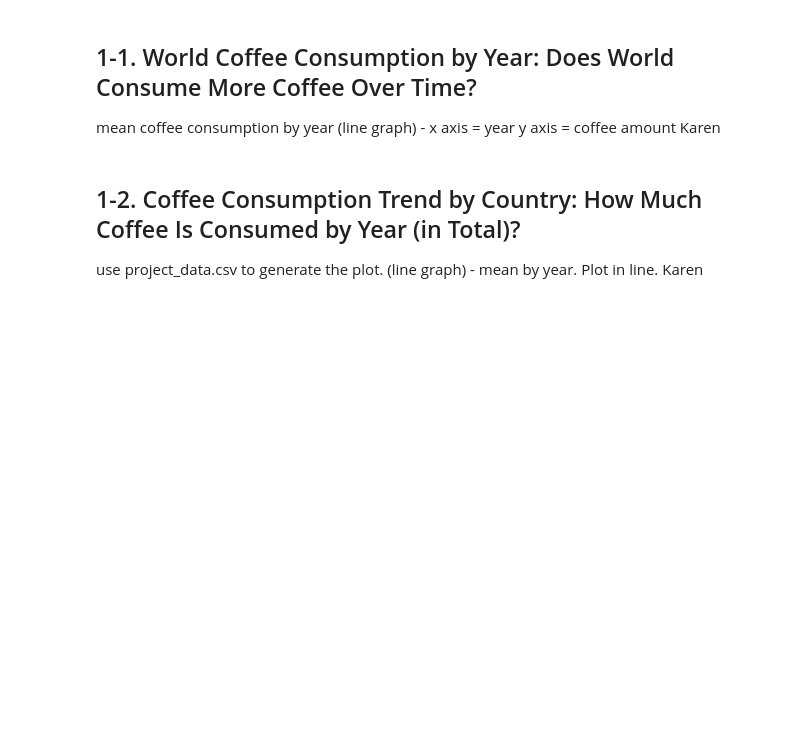
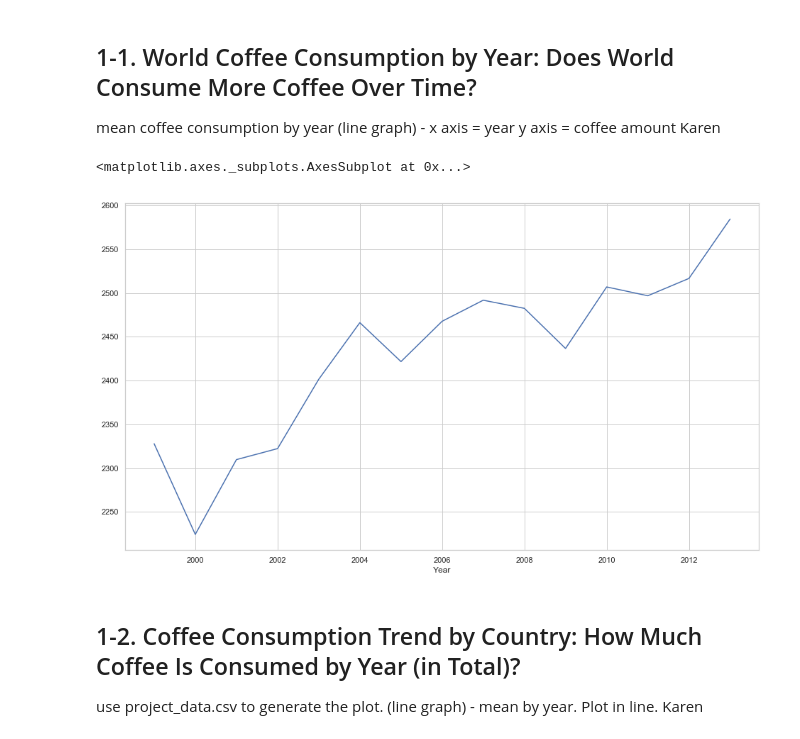
Before and after one commit to andrewboring/Confabulators_Project_1, a Jupyter notebook: project1_the-confabulators_starter.ipynb, the cells around one changed output. Drawn from its saved outputs; the diff is of its cells as text; code cells hidden in the pictures; blank space fills up the shorter version.

Commit message:
more graphs added

```diff
--- a/project1_the-confabulators_starter.ipynb
+++ b/project1_the-confabulators_starter.ipynb
@@ -16,7 +16,7 @@ import warnings
 warnings.filterwarnings('ignore')
 
 # File to Load (Remember to Change These)
-coffee_data_to_load = "data/project_data.csv"
+coffee_data_to_load = "data/project_data_with_percapita_consumption.csv"
 
 # Read the Data
 coffee_data = pd.read_csv(coffee_data_to_load)
@@ -30,6 +61,21 @@ mean coffee consumption by year (line graph) -
 x axis = year
 y axis = coffee amount
 Karen
+# %%
+# Store the Coffee Consumption Data Grouped by Country and Year
+coffee_consumption_trend = coffee_data[["Country Name","Year","Coffee Consumed"]]
+
+# Preview DataFrame
+df_coffee_consumption = coffee_consumption_trend.pivot(index="Year", columns="Country Name",values="Coffee Consumed")
+
+# Draw line of overall coffee consumption
+df_coffee_consumption.mean(axis=1).plot()
+
+# Save the Figure
+#plt.savefig('graph_coffee_consumption_trend.png', bbox_inches="tight")
+# %% [output]
+<matplotlib.axes._subplots.AxesSubplot at 0x...>
+[figure, added]
 # %% [markdown]
 ## 1-2. Coffee Consumption Trend by Country: How Much Coffee Is Consumed by Year (in Total)?
 use project_data.csv to generate the plot. (line graph) - mean by year. Plot in line.
```
Also changed, not shown: parts of 18 cells of this notebook.
